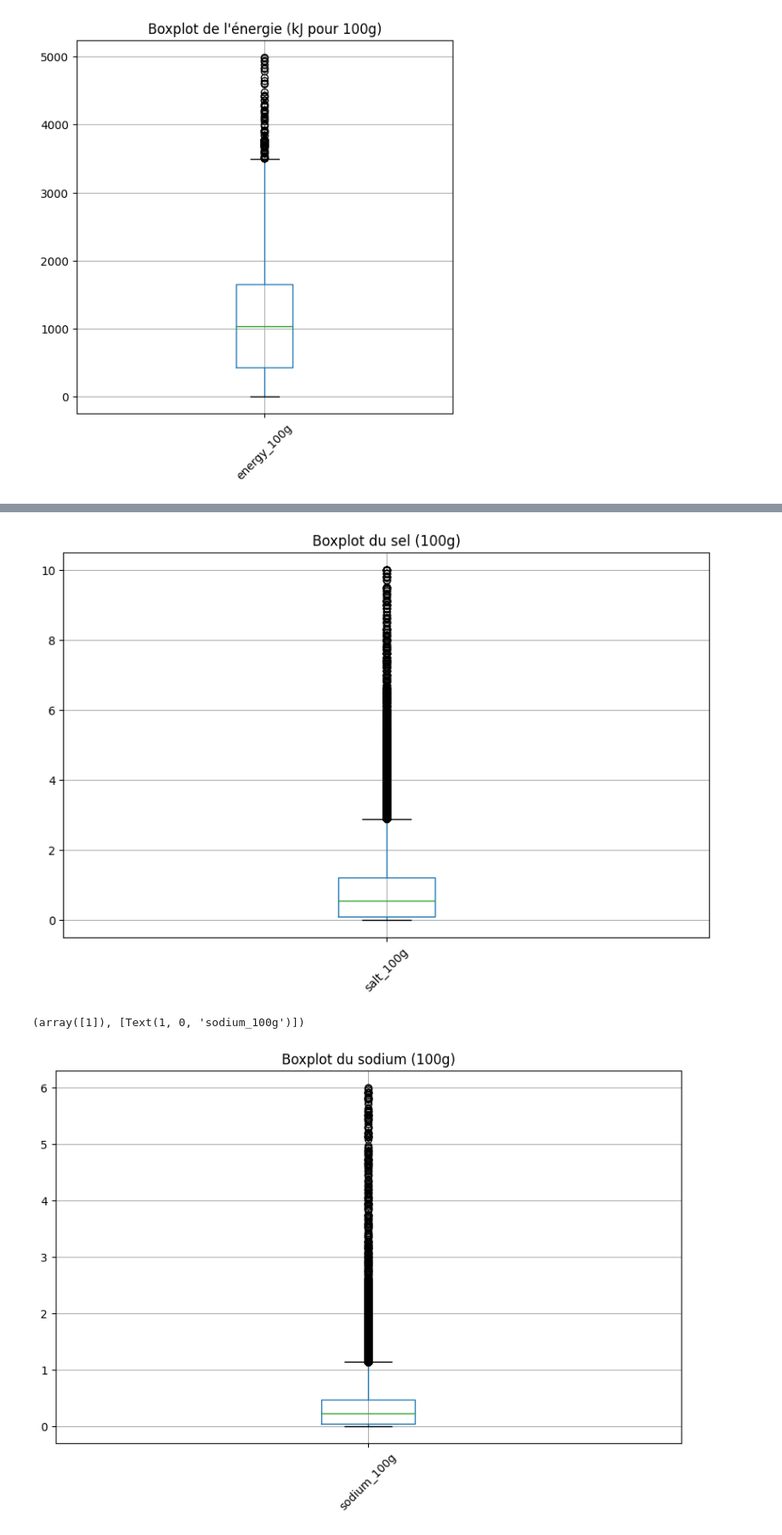
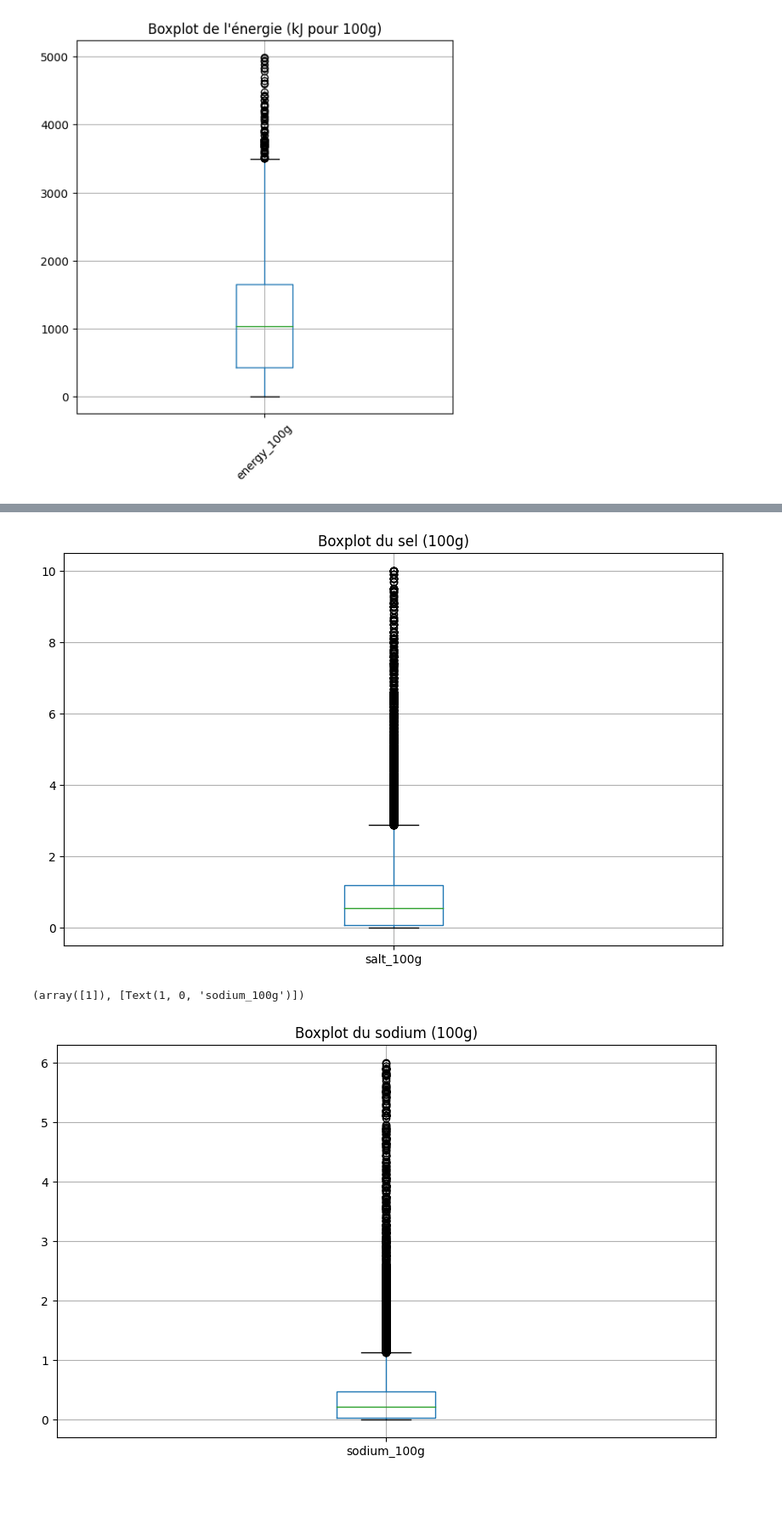
Before and after one commit to Bigzz22/Projets_OC, a Jupyter notebook: Projet 2/projet2.ipynb, the cells around one changed output, grey strips where cells are left out. Shown at 85% size. Drawn from its saved outputs; the diff is of its cells as text; code cells hidden in the pictures; blank space fills up the shorter version.

```diff
--- a/Projet 2/projet2.ipynb
+++ b/Projet 2/projet2.ipynb
@@ -335,15 +314,15 @@ plt.show()
 # %%
 plt.figure(figsize=(10, 6))
 X[['salt_100g']].boxplot()
 plt.title("Boxplot du sel (100g)")
-plt.xticks(rotation=45)
+plt.xticks(rotation=0)
 plt.show()
 
 plt.figure(figsize=(10, 6))
 X[['sodium_100g']].boxplot()
 plt.title("Boxplot du sodium (100g)")
-plt.xticks(rotation=45)
+plt.xticks(rotation=0)
 # %% [output]
-[figure, old version]
+[figure, new version]
 (array([1]), [Text(1, 0, 'sodium_100g')])
-[figure, old version]
+[figure, new version]
```
Also changed, not shown: parts of 32 cells of this notebook.
